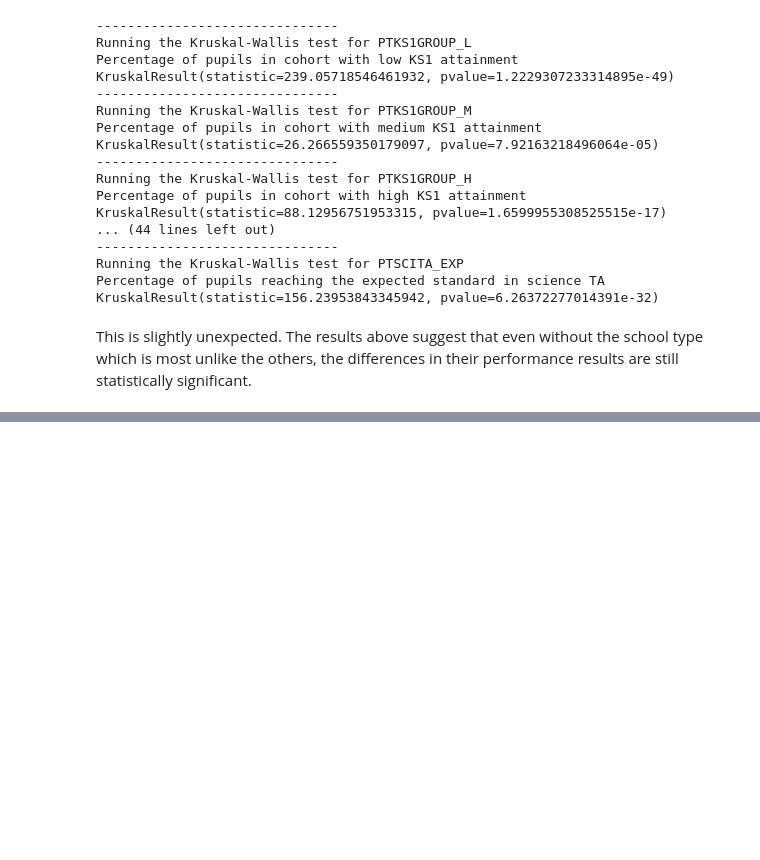
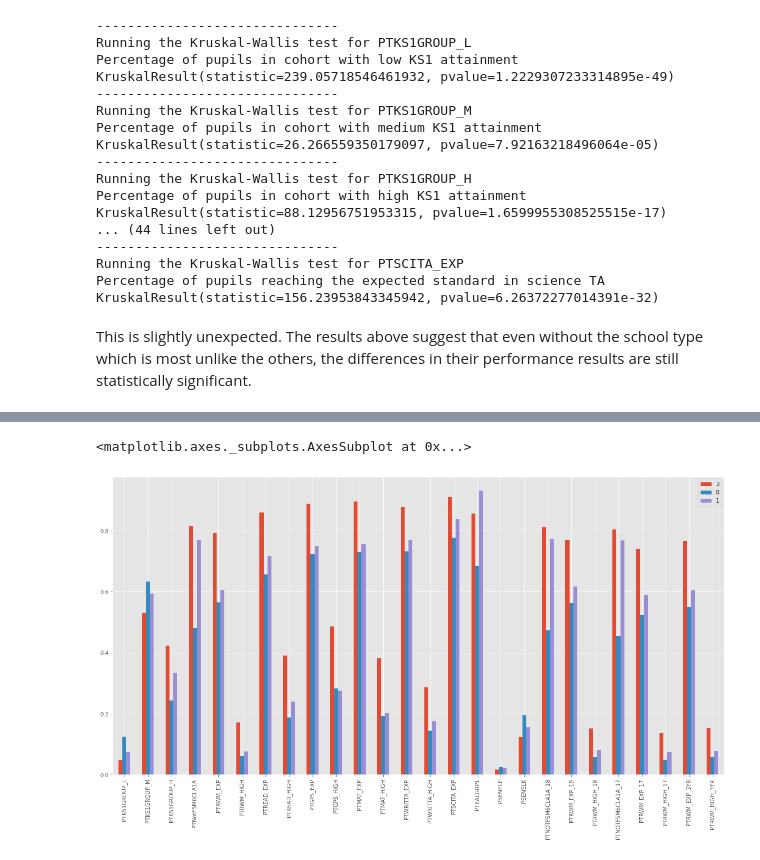
Before and after one commit to maksymantonov/schools, a Jupyter notebook: schools.ipynb, the cells around one changed output, grey strips where cells are left out. Cells and saved outputs as stored; diff of their text form; code cells hidden in the pictures; blank space fills up the shorter version.

```diff
--- a/schools.ipynb
+++ b/schools.ipynb
@@ -1520,0 +1720,6 @@ This is slightly unexpected. The results above suggest that even without the sch
+# %%
+model = KMeans(n_clusters=3)
+clusters = model.fit(df_imp.loc[:, 'PTKS1GROUP_L':'PTRWM_HIGH_3YR'])
+# %%
+labels = clusters.labels_
+labels
@@ -1520,0 +1732,2 @@ This is slightly unexpected. The results above suggest that even without the sch
+# %%
+df_imp['CLUSTER'] = labels
@@ -1520,0 +1762,3 @@ This is slightly unexpected. The results above suggest that even without the sch
+# %%
+df_centers = pd.DataFrame(data=clusters.cluster_centers_, index=[2, 0, 1], columns=df_imp.loc[:, 'PTKS1GROUP_L':'PTRWM_HIGH_3YR'].columns)
+df_centers
@@ -1520,0 +1770,5 @@ This is slightly unexpected. The results above suggest that even without the sch
+# %%
+df_centers.T.plot(kind='bar', figsize=(20, 10))
+# %% [output]
+<matplotlib.axes._subplots.AxesSubplot at 0x...>
+[figure, added]
```
Also changed, not shown: parts of 40 cells of this notebook.
